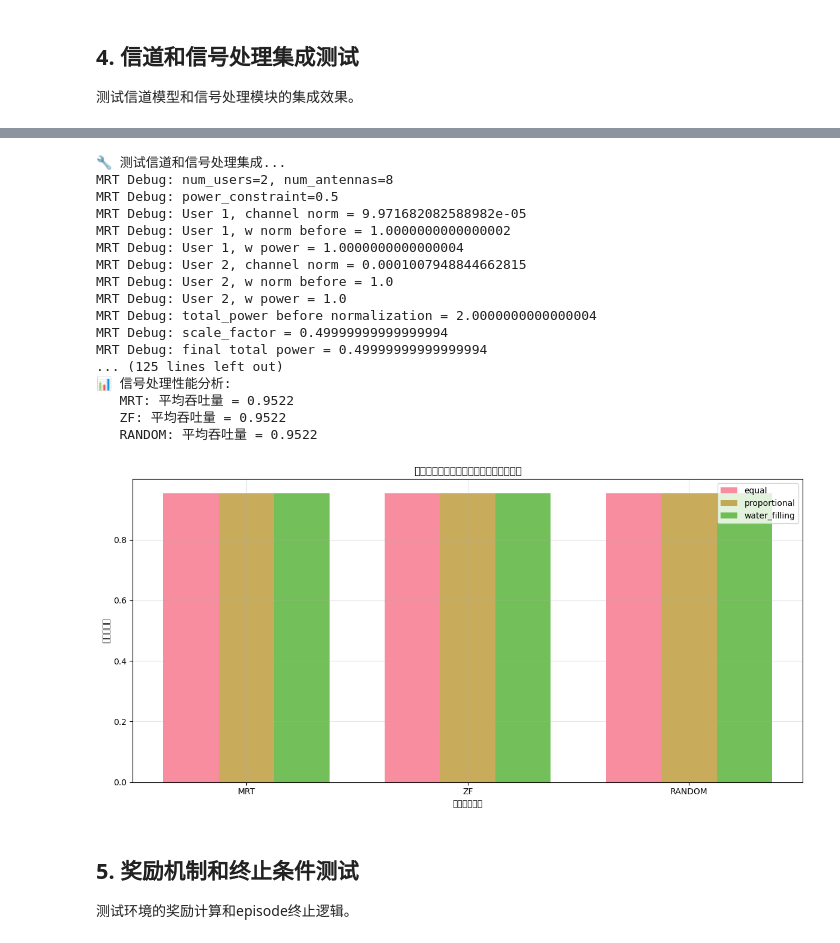
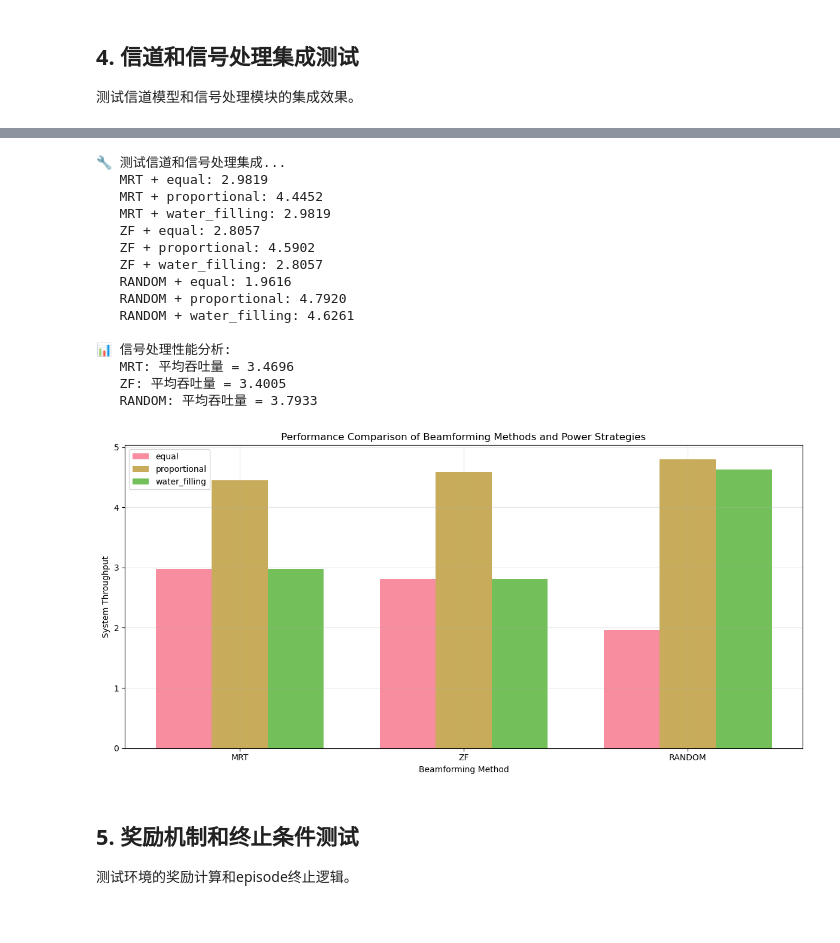
Before and after one commit to yuri-yu87/reinforcing_learning, a Jupyter notebook: Notebooks/uav_env_testing.ipynb, the cells around one changed output, grey strips where cells are left out. Drawn from its saved outputs; the diff is of its cells as text; code cells hidden in the pictures.

```diff
--- a/Notebooks/uav_env_testing.ipynb
+++ b/Notebooks/uav_env_testing.ipynb
@@ -279,6 +394,7 @@ def test_channel_signal_integration():
 
     env = UAVEnvironment()
     env.reset()
+    env.transmit_power = 10
 
     # 测试不同波束赋形方法
     beamforming_methods = ['mrt', 'zf', 'random']
@@ -290,25 +406,15 @@ def test_channel_signal_integration():
         results[bf_method] = {}
         for power_strategy in power_strategies:
             try:
-                # 临时设置波束赋形方法
-                original_method = getattr(env, 'beamforming_method', 'mrt')
-                original_strategy = getattr(env, 'power_optimization_strategy', 'equal')
-
-                env.beamforming_method = bf_method
-                env.power_optimization_strategy = power_strategy
 
                 # 计算当前吞吐量
-                throughput = env._calculate_throughput()
+                throughput = env._calculate_throughput(bf_method, power_strategy)
                 results[bf_method][power_strategy] = throughput
-
-                # 恢复原设置
-                env.beamforming_method = original_method
-                env.power_optimization_strategy = original_strategy
 
                 print(f"   {bf_method.upper()} + {power_strategy}: {throughput:.4f}")
 
             except Exception as e:
-                print(f"   {bf_method.upper()} + {power_strategy}: 失败 - {str(e)[:50]}")
+                print(f"   {bf_method.upper()} + {power_strategy}: Failed - {str(e)[:50]}")
                 results[bf_method][power_strategy] = None
 
     # 分析结果
@@ -323,52 +429,50 @@ def test_channel_signal_integration():
 
     # 可视化性能对比
     if valid_results:
         fig, ax = plt.subplots(figsize=(12, 6))
 
         methods = list(valid_results.keys())
         strategies = list(next(iter(valid_results.values())).keys())
 
         x = np.arange(len(methods))
         width = 0.25
 
         for i, strategy in enumerate(strategies):
             values = [valid_results[method].get(strategy, 0) for method in methods]
             ax.bar(x + i*width, values, width, label=strategy, alpha=0.8)
 
-        ax.set_xlabel('波束赋形方法')
-        ax.set_ylabel('系统吞吐量')
-        ax.set_title('不同波束赋形方法和功率策略的性能对比')
+        ax.set_xlabel('Beamforming Method')
+        ax.set_ylabel('System Throughput')
+        ax.set_title('Performance Comparison of Beamforming Methods and Power Strategies')
         ax.set_xticks(x + width)
         ax.set_xticklabels([m.upper() for m in methods])
         ax.legend()
         ax.grid(True, alpha=0.3)
 
         plt.tight_layout()
         plt.show()
 
     return results
 
 # 运行测试
 signal_results = test_channel_signal_integration()
 # %% [output]
 🔧 测试信道和信号处理集成...
-MRT Debug: num_users=2, num_antennas=8
-MRT Debug: power_constraint=0.5
-MRT Debug: User 1, channel norm = 9.971682082588982e-05
-MRT Debug: User 1, w norm before = 1.0000000000000002
-MRT Debug: User 1, w power = 1.0000000000000004
-MRT Debug: User 2, channel norm = 0.0001007948844662815
-MRT Debug: User 2, w norm before = 1.0
-MRT Debug: User 2, w power = 1.0
-MRT Debug: total_power before normalization = 2.0000000000000004
-MRT Debug: scale_factor = 0.49999999999999994
-MRT Debug: final total power = 0.49999999999999994
-... (125 lines left out)
+   MRT + equal: 2.9819
+   MRT + proportional: 4.4452
+   MRT + water_filling: 2.9819
+   ZF + equal: 2.8057
+   ZF + proportional: 4.5902
+   ZF + water_filling: 2.8057
+   RANDOM + equal: 1.9616
+   RANDOM + proportional: 4.7920
+   RANDOM + water_filling: 4.6261
+
 📊 信号处理性能分析:
-   MRT: 平均吞吐量 = 0.9522
-   ZF: 平均吞吐量 = 0.9522
-   RANDOM: 平均吞吐量 = 0.9522
+   MRT: 平均吞吐量 = 3.4696
+   ZF: 平均吞吐量 = 3.4005
+   RANDOM: 平均吞吐量 = 3.7933
-[figure, old version]
+[figure, new version]
 # %% [markdown]
 ## 5. 奖励机制和终止条件测试
 
```
Also changed, not shown: parts of 9 cells of this notebook, 36 other files.
